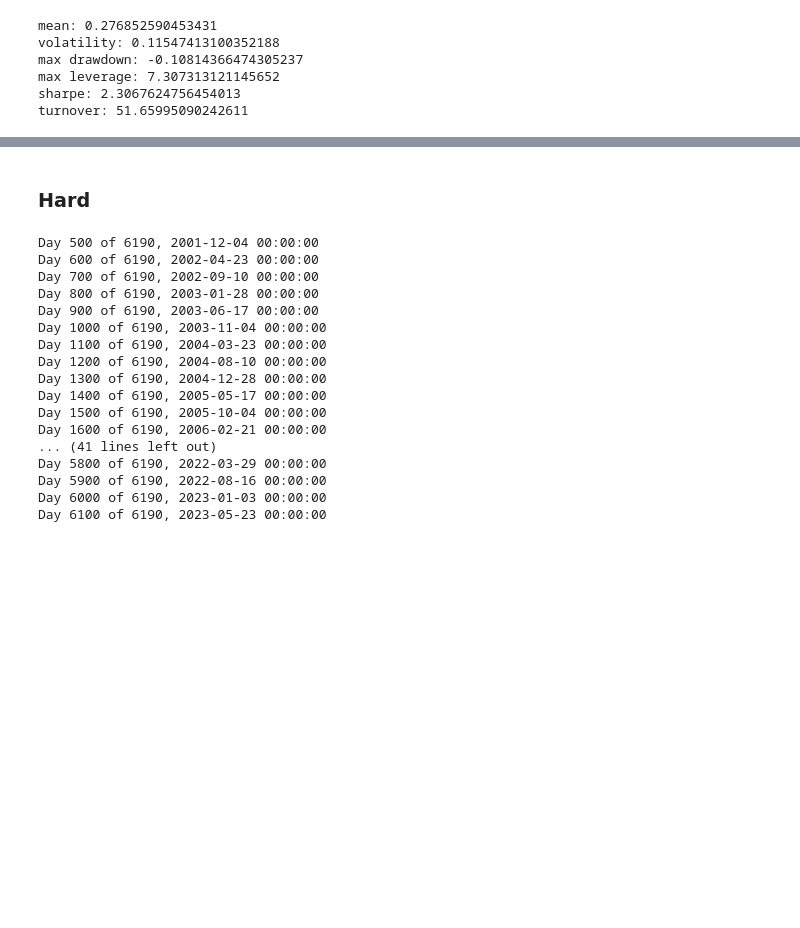
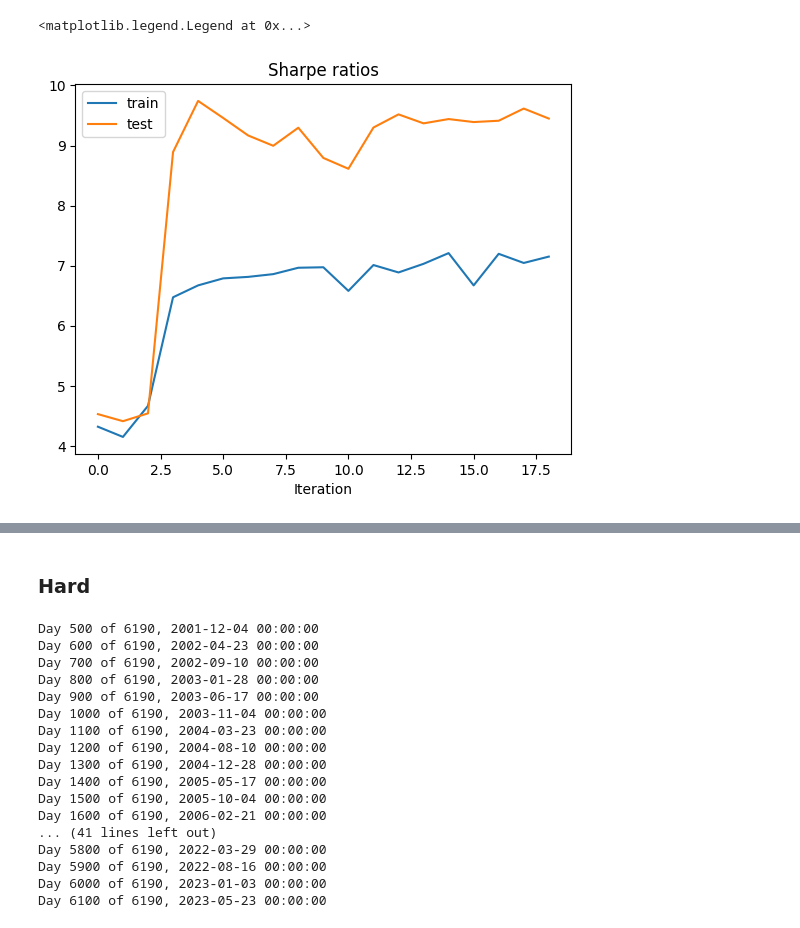
Before and after one commit to cvxgrp/markowitz-reference, a Jupyter notebook: experiments/playground.ipynb, the cells around one changed output, grey strips where cells are left out. Cells and saved outputs as stored; diff of their text form; code cells hidden in the pictures; blank space fills up the shorter version.

```diff
--- a/experiments/playground.ipynb
+++ b/experiments/playground.ipynb
@@ -314 +225,26 @@ Day 6185 of 6186, 2023-09-19 00:00:00
+# %%
+def run_strategy(targets, limits, hyperparameters):
+        results, duals = run_markowitz(
+            full_markowitz,
+            targets=targets,
+            limits=limits,
+            hyperparameters=hyperparameters,
+            prices=prices_train_test,
+            spread=spread_train_test,
+            volume=volume_train_test,
+            rf=rf_train_test,
+            verbose=False,
+        )
+        return results, duals
+
+targets, limits = get_limits_and_targets(
+        T_target=0,
+        L_target=0,
+        risk_target=0.1/np.sqrt(252),
+        T_max=1e3,
+        L_max=1e3,
+        risk_max=0.3/np.sqrt(252),
+    )
+# %%
+results, duals = run_strategy(targets, limits, HyperParameters(1,1,0,0,0.1))
 # %%
@@ -328,14 +264,9 @@ turnover: 51.7940411880996
-# %%
-print(f"mean: {results_hard.mean_return}")
-print(f"volatility: {results_hard.volatility}")
-print(f"max drawdown: {results_hard.max_drawdown}")
-print(f"max leverage: {results_hard.max_leverage}")
-print(f"sharpe: {results_hard.sharpe}")
-print(f"turnover: {results_hard.turnover}")
-# %% [output]
-mean: 0.276852590453431
-volatility: 0.11547413100352188
-max drawdown: -0.10814366474305237
-max leverage: 7.307313121145652
-sharpe: 2.3067624756454013
-turnover: 51.65995090242611
+# %%
+parameter_dict_new, best_iteration = tune_parameters(
+    full_markowitz,
+    500,
+    prices_train_test,
+    spread_train_test,
+    volume_train_test,
+    rf_train_test,
+)
@@ -341,0 +342,9 @@ turnover: 51.65995090242611
+# %%
+plt.plot(sharpe_ratios_train, label="train")
+plt.plot(sharpe_ratios_test, label="test")
+plt.title("Sharpe ratios")
+plt.xlabel("Iteration")
+plt.legend()
+# %% [output]
+<matplotlib.legend.Legend at 0x...>
+[figure, added]
```
Also changed, not shown: parts of 20 cells of this notebook, 3 other files.
